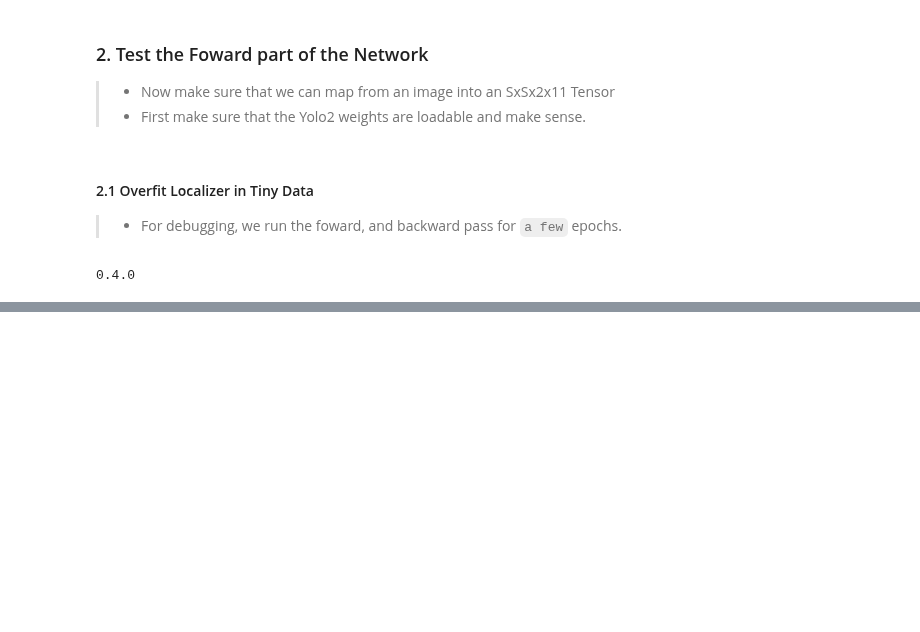
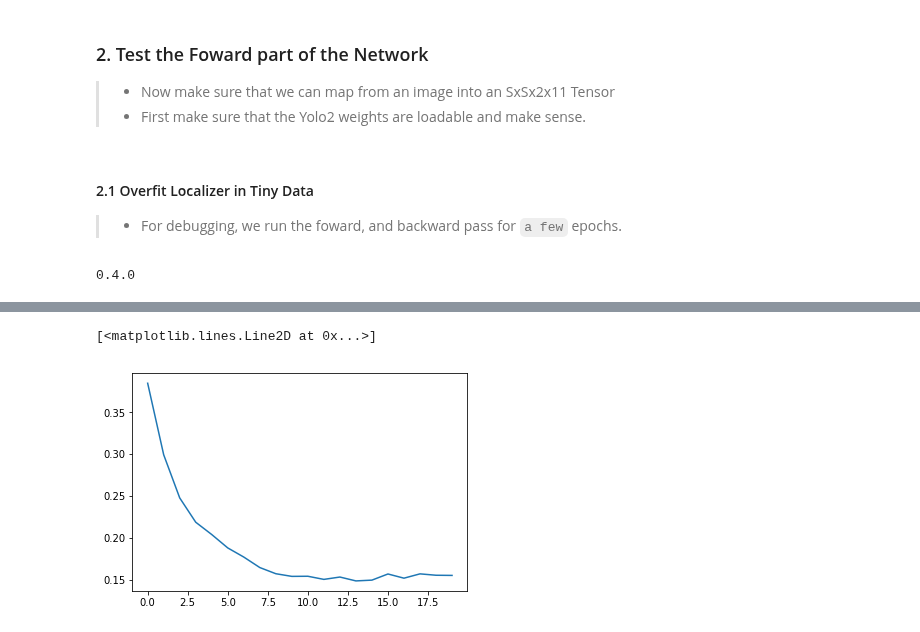
Before and after one commit to jlikhuva/NutritionProject, a Jupyter notebook: Localizer/prototypes.ipynb, the cells around one changed output, grey strips where cells are left out. Drawn from its saved outputs; the diff is of its cells as text; code cells hidden in the pictures; blank space fills up the shorter version.

```diff
--- a/Localizer/prototypes.ipynb
+++ b/Localizer/prototypes.ipynb
@@ -56,12 +56,12 @@ def train_localizer_network():
     model = LocalizerNet(YOLO_PATH, use_full_yolo=True)
     optimizer = torch.optim.Adam(
         filter(lambda p: p.requires_grad, model.parameters()),
-        lr=1.04e-4
+        lr=0.45e-4,
     )
-    scheduler = torch.optim.lr_scheduler.MultiStepLR(optimizer, [10, 25, 35, 50, 60, 75, 85, 95])
+    scheduler = torch.optim.lr_scheduler.MultiStepLR(optimizer, [5, 10, 15, 20, 25, 30, 45, 50, 60, 75, 85, 95])
     r = train_localizer(
         model, optimizer, dataset, dev, epochs=100,
-        scheduler=scheduler, restore=True
+        scheduler=None, restore=False
     )
     return r
 # %%
@@ -115,4 +109,9 @@ def plot(train, dev, title):
     plt.xlabel('Iteration')
     plt.legend()
     plt.show()
+# %%
+plt.plot(dev_losses)
+# %% [output]
+[<matplotlib.lines.Line2D at 0x...>]
+[figure, added]
 # %%
```
Also changed, not shown: parts of 3 cells of this notebook, 3 other files.
